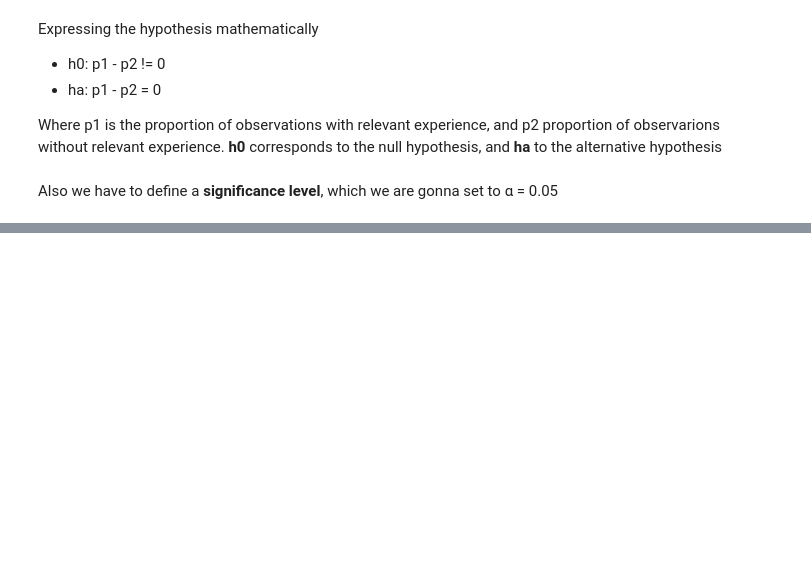
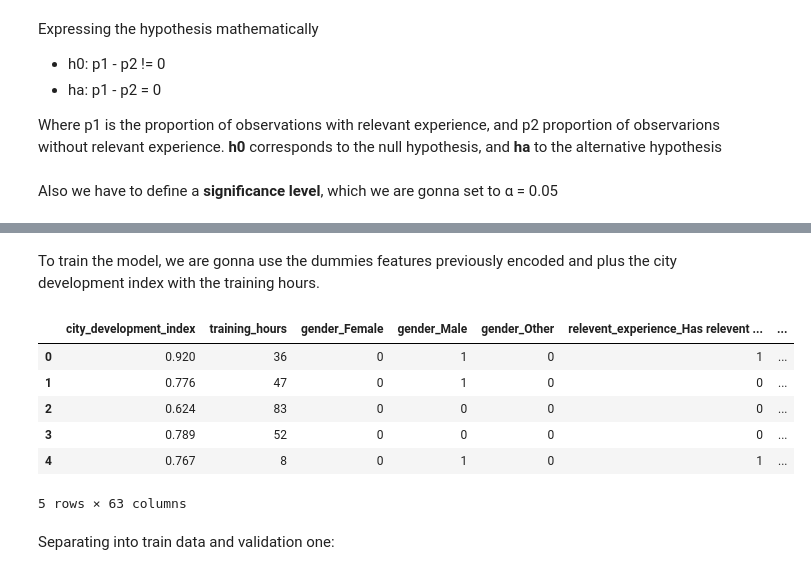
Before and after one commit to ftarantuviez/HR-Analytics-Job-Change-of-Data-Scientists, a Jupyter notebook: HR Analytics - Job Change of Data Scientists.ipynb, the cells around one changed output, grey strips where cells are left out. Saved outputs shown, nothing was run; the diff lists cells and outputs as text; code cells hidden in the pictures; blank space fills up the shorter version.

```diff
--- a/HR Analytics - Job Change of Data Scientists.ipynb
+++ b/HR Analytics - Job Change of Data Scientists.ipynb
@@ -548,0 +758,16 @@ wining_seed
+# %% [markdown]
+To train the model, we are gonna use the dummies features previously encoded and plus the city development index with the training hours.
+# %%
+X = pd.concat([df_train[["city_development_index", "training_hours"]], dummies_df], axis=1)
+Y = df_train.target
+X.head()
+# %% [output]
+|  | city_development_index | training_hours | gender_Female | gender_Male | gender_Other | relevent_experience_Has relevent ... | ... |
+| 0 | 0.920 | 36 | 0 | 1 | 0 | 1 | ... |
+| 1 | 0.776 | 47 | 0 | 1 | 0 | 0 | ... |
+| 2 | 0.624 | 83 | 0 | 0 | 0 | 0 | ... |
+| 3 | 0.789 | 52 | 0 | 0 | 0 | 0 | ... |
+| 4 | 0.767 | 8 | 0 | 1 | 0 | 1 | ... |
+5 rows × 63 columns
+# %% [markdown]
+Separating into train data and validation one:
```
Also changed, not shown: parts of 84 cells of this notebook, 1 other file.
